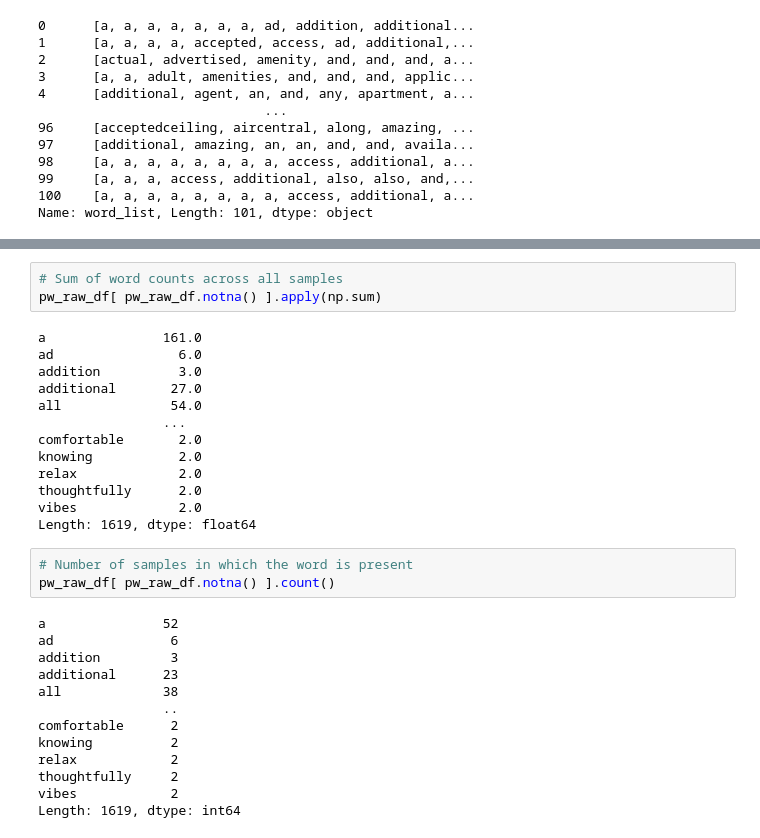
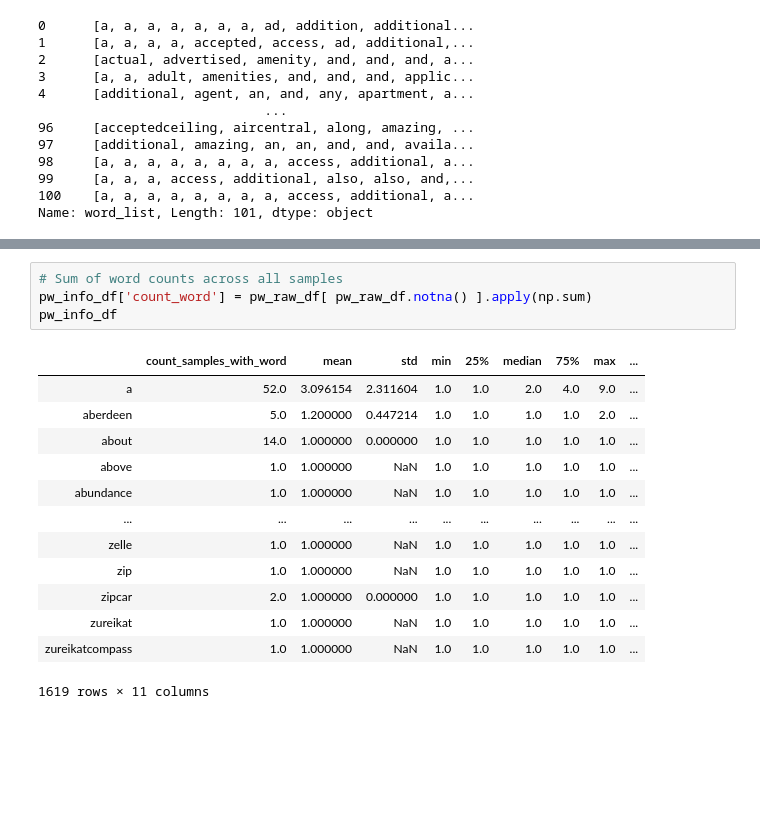
Before and after one commit to daddyjab/Craigslist, a Jupyter notebook: Craigslist Exploration.ipynb, the cells around one changed output, grey strips where cells are left out. Saved outputs shown, nothing was run; the diff lists cells and outputs as text; blank space fills up the shorter version.

```diff
--- a/Craigslist Exploration.ipynb
+++ b/Craigslist Exploration.ipynb
@@ -436,32 +405,18 @@ pd.DataFrame( pw_df.apply(sum), columns=["word_count"] ).sort_index()
 # %%
 # Sum of word counts across all samples
-pw_raw_df[ pw_raw_df.notna() ].apply(np.sum)
+pw_info_df['count_word'] = pw_raw_df[ pw_raw_df.notna() ].apply(np.sum)
+pw_info_df
 # %% [output]
+|  | count_samples_with_word | mean | std | min | 25% | median | 75% | max | ... |
+| a | 52.0 | 3.096154 | 2.311604 | 1.0 | 1.0 | 2.0 | 4.0 | 9.0 | ... |
+| aberdeen | 5.0 | 1.200000 | 0.447214 | 1.0 | 1.0 | 1.0 | 1.0 | 2.0 | ... |
+| about | 14.0 | 1.000000 | 0.000000 | 1.0 | 1.0 | 1.0 | 1.0 | 1.0 | ... |
+| above | 1.0 | 1.000000 | NaN | 1.0 | 1.0 | 1.0 | 1.0 | 1.0 | ... |
+| abundance | 1.0 | 1.000000 | NaN | 1.0 | 1.0 | 1.0 | 1.0 | 1.0 | ... |
+| ... | ... | ... | ... | ... | ... | ... | ... | ... | ... |
+| zelle | 1.0 | 1.000000 | NaN | 1.0 | 1.0 | 1.0 | 1.0 | 1.0 | ... |
+| zip | 1.0 | 1.000000 | NaN | 1.0 | 1.0 | 1.0 | 1.0 | 1.0 | ... |
+| zipcar | 2.0 | 1.000000 | 0.000000 | 1.0 | 1.0 | 1.0 | 1.0 | 1.0 | ... |
+| zureikat | 1.0 | 1.000000 | NaN | 1.0 | 1.0 | 1.0 | 1.0 | 1.0 | ... |
+| zureikatcompass | 1.0 | 1.000000 | NaN | 1.0 | 1.0 | 1.0 | 1.0 | 1.0 | ... |
-a               161.0
-ad                6.0
-addition          3.0
-additional       27.0
-all              54.0
-                ...
-comfortable       2.0
-knowing           2.0
-relax             2.0
-thoughtfully      2.0
-vibes             2.0
-Length: 1619, dtype: float64
+1619 rows × 11 columns
-# %%
-# Number of samples in which the word is present
-pw_raw_df[ pw_raw_df.notna() ].count()
-# %% [output]
-a               52
-ad               6
-addition         3
-additional      23
-all             38
-                ..
-comfortable      2
-knowing          2
-relax            2
-thoughtfully     2
-vibes            2
-Length: 1619, dtype: int64
```
Also changed, not shown: parts of 13 cells of this notebook.
